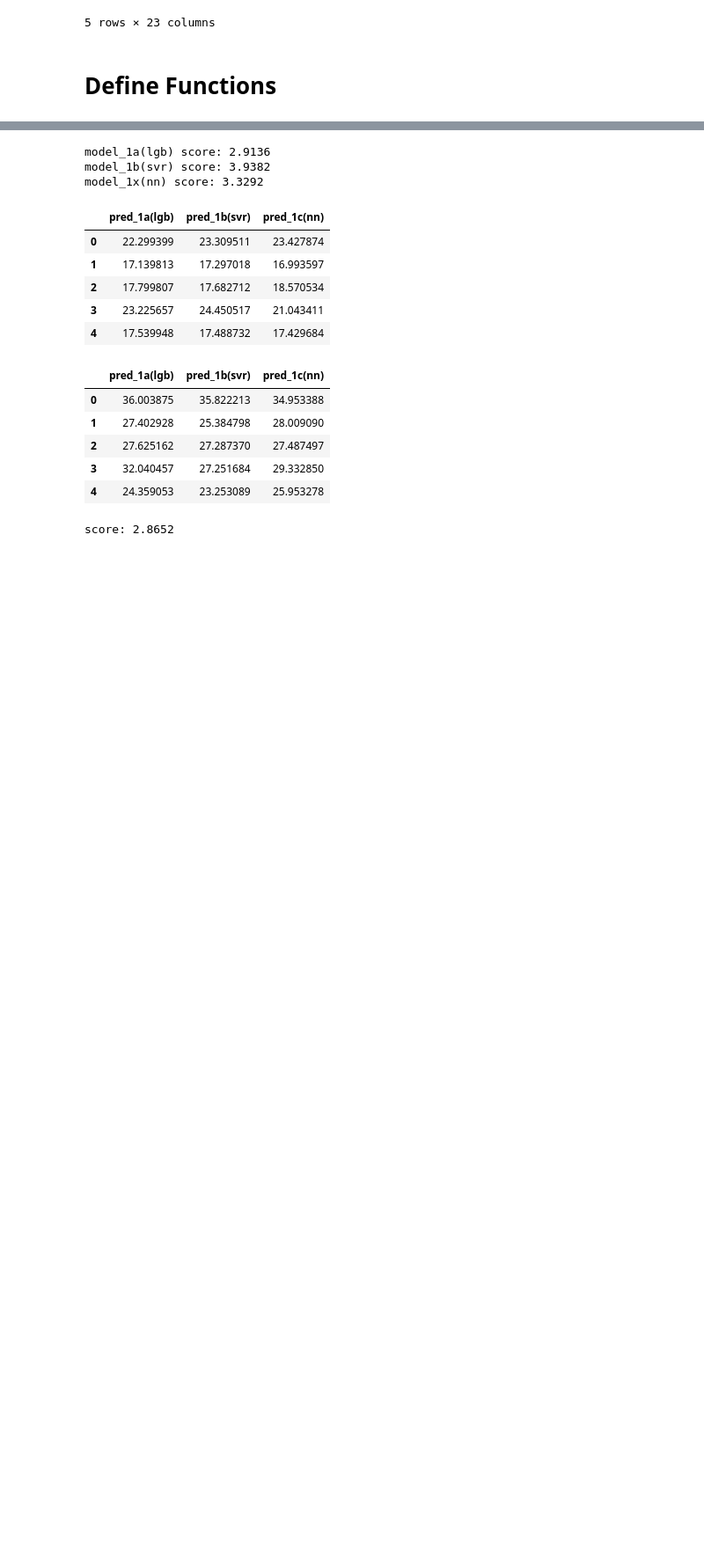
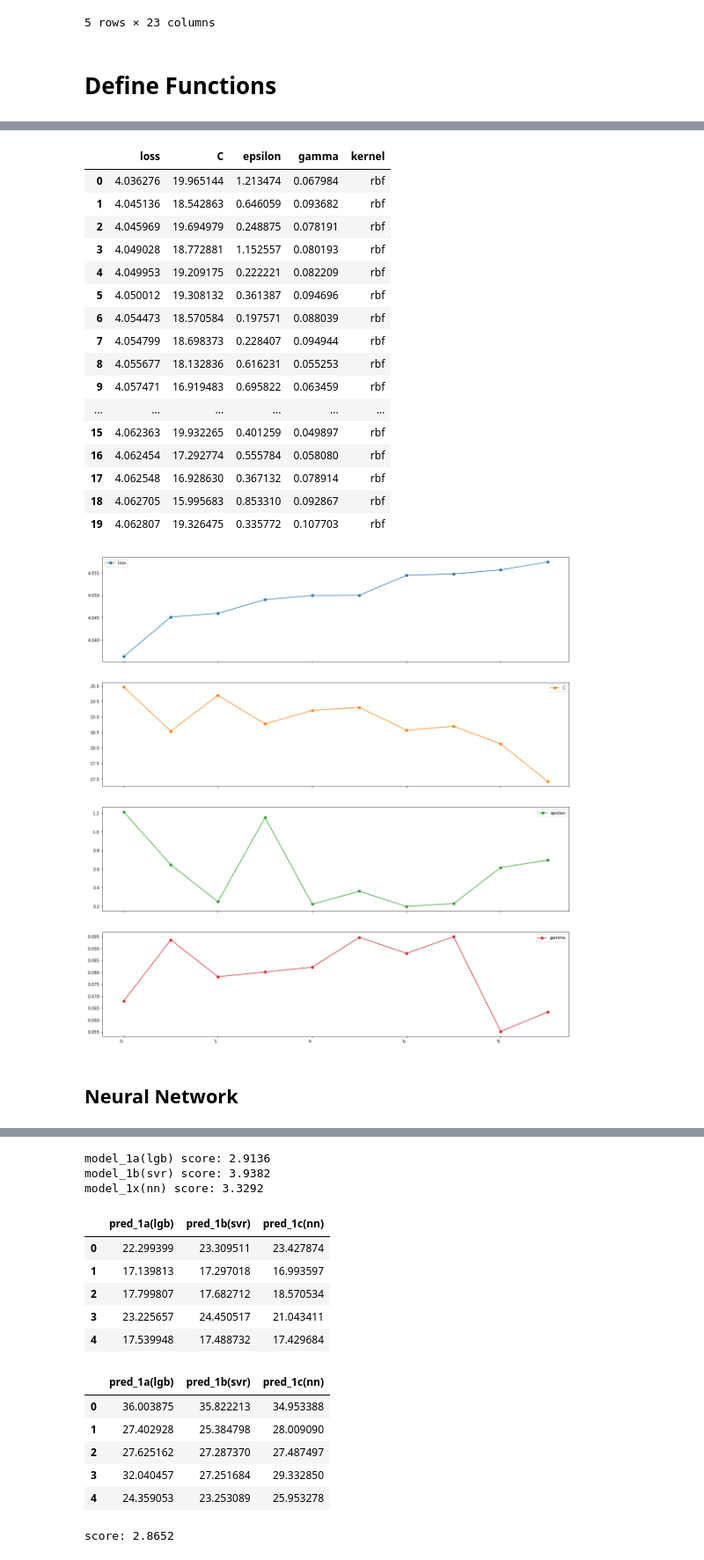
Before and after one commit to YusukeAmg/SIGNATE_4th_BeginnerOnlyCompetition, a Jupyter notebook: notebook/Stacking.ipynb, the cells around one changed output, grey strips where cells are left out. Shown: that part at 88% size. Cells and saved outputs as stored; diff of their text form; code cells hidden in the pictures; blank space fills up the shorter version.

```diff
--- a/notebook/Stacking.ipynb
+++ b/notebook/Stacking.ipynb
@@ -367,0 +471,63 @@ def objective(x, y, args):
+# %%
+params_svr = {
+    'model_type': 'svr',
+    'kernel': 'rbf',
+    'C': hp.loguniform(
+        label='C', low=np.log(10), high=np.log(20)
+    ),
+    'epsilon':hp.loguniform(
+        label='epsilon', low=np.log(1e-8), high=np.log(2.5)
+    ),
+    'gamma': hp.loguniform(
+        label='gamma', low=np.log(1e-8), high=np.log(2.5)
+    )
+}
+
+f_svr = partial(objective, train_x_svr, train_y)
+trials_svr = Trials()
+
+best_svr = fmin(
+    fn=f_svr,
+    space=params_svr,
+    algo=tpe.suggest,
+    trials=trials_svr,
+    max_evals=500
+)
+# %%
+# trialsからスコアとパラメータを取り出し
+result_svr = [(i['loss'], i['params']) for i in sorted(trials_svr.results, key=lambda x: x['loss'])]
+# スコアとパラメータそれぞれをリスト、辞書に
+losses_svr = [i[0] for i in result_svr]
+opt_params_svr = [i[1] for i in result_svr]
+# スコアとパラメータをDataFrame化
+opt_params_df_svr = pd.concat(
+    [pd.Series(losses_svr, name='loss'),
+     pd.DataFrame(opt_params_svr)],
+    axis=1)
+display(opt_params_df_svr[:20])
+
+opt_params_df_svr.iloc[:10, :].plot.line(
+    figsize=(20, 60), layout=(10, 1), marker='o', subplots=True, legend=True
+)
+plt.show()
+# %% [output]
+|  | loss | C | epsilon | gamma | kernel |
+| 0 | 4.036276 | 19.965144 | 1.213474 | 0.067984 | rbf |
+| 1 | 4.045136 | 18.542863 | 0.646059 | 0.093682 | rbf |
+| 2 | 4.045969 | 19.694979 | 0.248875 | 0.078191 | rbf |
+| 3 | 4.049028 | 18.772881 | 1.152557 | 0.080193 | rbf |
+| 4 | 4.049953 | 19.209175 | 0.222221 | 0.082209 | rbf |
+| 5 | 4.050012 | 19.308132 | 0.361387 | 0.094696 | rbf |
+| 6 | 4.054473 | 18.570584 | 0.197571 | 0.088039 | rbf |
+| 7 | 4.054799 | 18.698373 | 0.228407 | 0.094944 | rbf |
+| 8 | 4.055677 | 18.132836 | 0.616231 | 0.055253 | rbf |
+| 9 | 4.057471 | 16.919483 | 0.695822 | 0.063459 | rbf |
+| ... | ... | ... | ... | ... | ... |
+| 15 | 4.062363 | 19.932265 | 0.401259 | 0.049897 | rbf |
+| 16 | 4.062454 | 17.292774 | 0.555784 | 0.058080 | rbf |
+| 17 | 4.062548 | 16.928630 | 0.367132 | 0.078914 | rbf |
+| 18 | 4.062705 | 15.995683 | 0.853310 | 0.092867 | rbf |
+| 19 | 4.062807 | 19.326475 | 0.335772 | 0.107703 | rbf |
+[figure, added]
+# %% [markdown]
+## Neural Network
```
Also changed, not shown: parts of 16 cells of this notebook.
